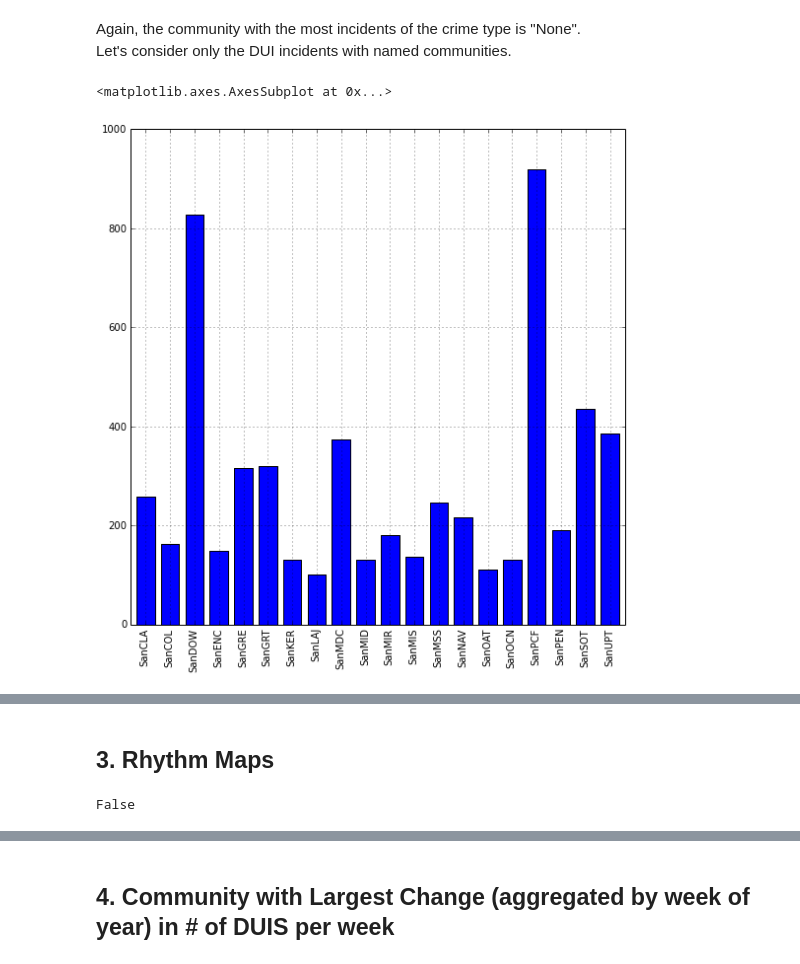
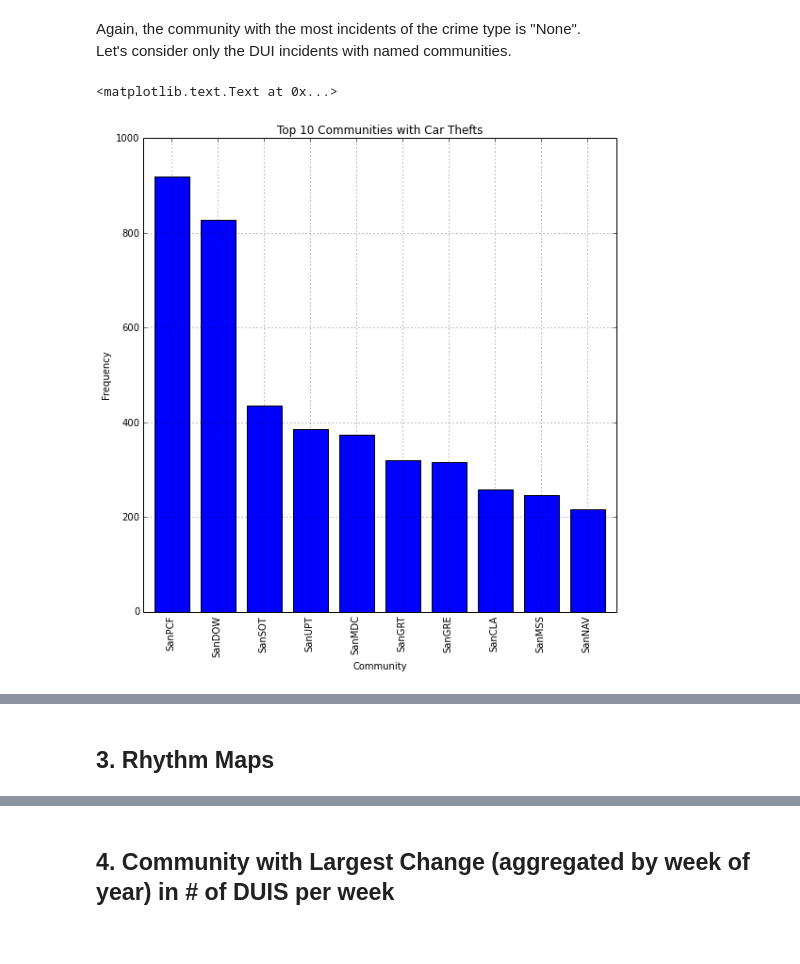
Before and after one commit to kevin11h/SDRDL-Internship-Notebooks, a Jupyter notebook: sd-crime/sd-crime.ipynb, the cells around one changed output, grey strips where cells are left out. Drawn from its saved outputs; the diff is of its cells as text; code cells hidden in the pictures.

```diff
--- a/sd-crime/sd-crime.ipynb
+++ b/sd-crime/sd-crime.ipynb
@@ -152,22 +164,26 @@ outside_2_to_10 = (indexed_by_time.index.indexer_between_time(time(2), time(22),
                                                               include_start=False, include_end=False))
 between_2_to_10 = ~df.index.isin(outside_2_to_10)
 contains_duis = df["type"].isin(["DUI"])
-dui_incidents = df[df.columns][contains_duis & between_2_to_10]
+dui_incidents = df[contains_duis & between_2_to_10]
 # %%
 # Finally, count the frequencies of the data records grouped by community
-TOP = 20
+TOP = 10
 by_communities_frequencies = dui_incidents.groupby(["community"]).size()
-top_communities_with_duis_frequencies = Counter(dict(by_communities_frequencies)).most_common(TOP+1)
+by_communities_frequencies.sort(ascending=False)
+top_communities_with_duis_frequencies = by_communities_frequencies
 # %% [markdown]
 Again, the community with the most incidents of the crime type is "None".<br />
 Let's consider only the DUI incidents with named communities.
-# %%
-top_communities_with_duis_frequencies_wo_none = dict(top_communities_with_duis_frequencies)
-top_communities_with_duis_frequencies_wo_none.pop("NONE", None)
-pd.Series(top_communities_with_duis_frequencies_wo_none).plot(kind="bar")
-# %% [output]
-<matplotlib.axes.AxesSubplot at 0x...>
-[figure, removed]
+# %%
+top_communities_with_duis_frequencies_wo_none = top_communities_with_duis_frequencies[1:TOP+1]
+axis = pd.Series(top_communities_with_duis_frequencies_wo_none).plot(kind="bar")
+plt.gcf().set_size_inches((9, 9))
+axis.set_title("Top %d Communities with Car Thefts" % TOP)
+axis.set_xlabel("Community")
+axis.set_ylabel("Frequency")
+# %% [output]
+<matplotlib.text.Text at 0x...>
+[figure, added]
 # %%
 %%html
 <div id="duis-between-2am-and-10pm-in-top-communities" class="map-canvas"/>
@@ -188,27 +204,3 @@ crime_heatmap("duis-between-2am-and-10pm-in-top-communities", epicenter_latitude
 [interactive output not drawn]
 # %% [markdown]
 ## 3. Rhythm Maps
-# %%
-import ambry
-
-l  =  ambry.ilibrary()
-
-incidents = l.get('clarinova.com-crime-incidents-casnd-linked-crimes')
-incidents
-#placestats = l.get('clarinova.com-places-casnd-areastats').partition
-#attach_name = incidents.attach(placestats, 'placestats')
-#q = """
-#SELECT crimes.*,
-#    city_stats.pop as city_pop, city_stats.land as city_area,
-#    CAST(city_stats.pop AS REAL)/ CAST(city_stats.land AS REAL) as city_density,
-#    community_stats.pop as community_pop, community_stats.land as community_area, community_stats.name as community_name,
-#    CAST(communities_with_car_theftty_stats.pop AS REAL)/ CAST(community_stats.land AS REAL)*1000000 as community_density
-#FROM crimes
-#LEFT JOIN placestats.areastats AS city_stats ON city_stats.type = 'city' AND city_stats.code = crimes.city
-#LEFT JOIN placestats.areastats AS community_stats ON community_stats.type = 'community' AND community_stats.code = crimes.community
-#WHERE community != '-'
-#"""
-
-#inct = incidents.select(q).pandas
-# %% [output]
-False
```
Also changed, not shown: parts of 14 cells of this notebook.
